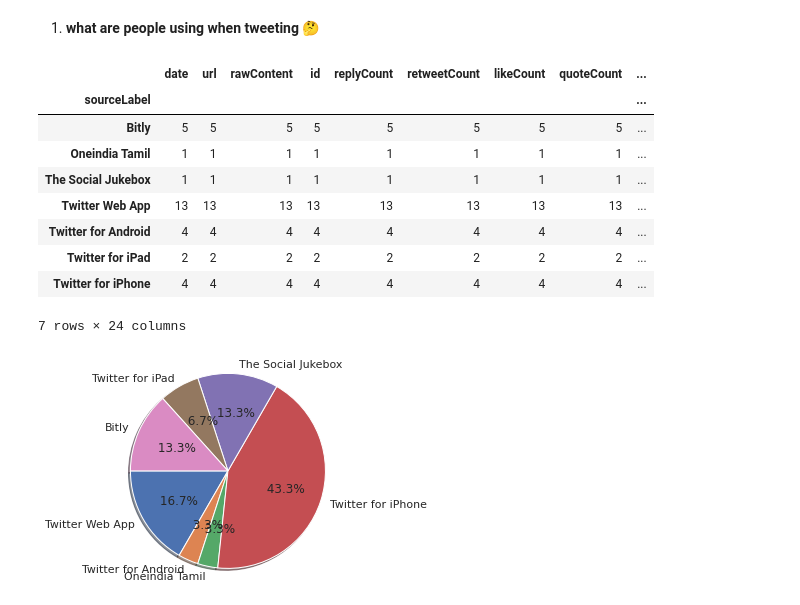
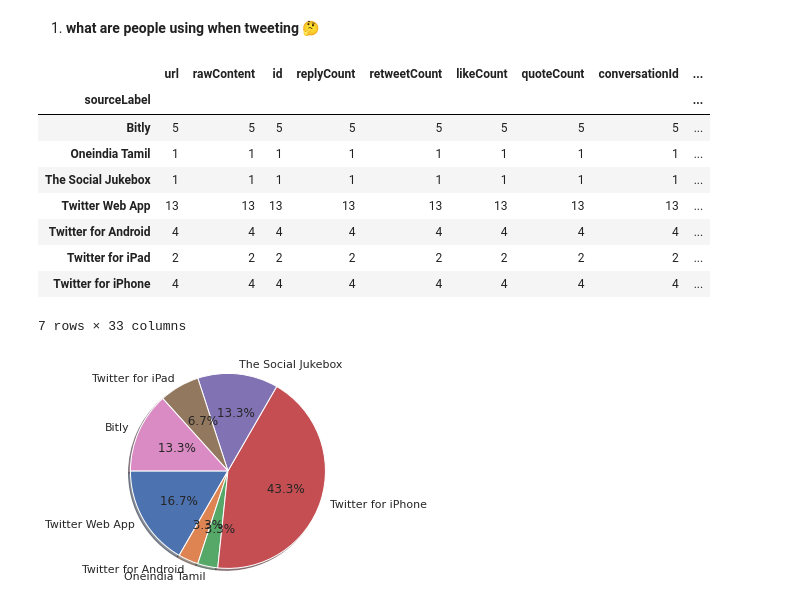
Before and after one commit to leul12/Data_Exploration, a Jupyter notebook: tweet_stalking_.ipynb, the cells around one changed output. Cells and saved outputs as stored; diff of their text form; code cells hidden in the pictures.

Commit message:
time slicing

```diff
--- a/tweet_stalking_.ipynb
+++ b/tweet_stalking_.ipynb
@@ -58,7 +58,7 @@ import snscrape.modules.twitter as sntwitter
 # okay now some magic to get the actual 🐦 using the **itertools** 😉
 # %%
 df = pd.DataFrame(itertools.islice(
-    sntwitter.TwitterSearchScraper('#vaccine').get_items(), 30))
+    sntwitter.TwitterSearchScraper('#vaccine since: 2020-02-1 untill: 2021-04-14').get_items(), 30000))
 # let's Test what kind of data we can get from it (if it works)
 df.head(2)
 # %% [output]
@@ -133,9 +133,0 @@ res.head(2)
-# %%
-res['Hour'] = res['date'].dt.hour
-res['Year'] = res['date'].dt.year
-res['Month'] = res['date'].dt.month
-res['MonthName'] = res['date'].dt.month_name()
-res['MonthDay'] = res['date'].dt.day
-res['DayName'] = res['date'].dt.day_name()
-res['Week'] = res['date'].dt.isocalendar().week
-res.columns
@@ -189,0 +134,16 @@ resf
+# %%
+res['date'] = pd.to_datetime(res['date'])
+datetime_col = ['date']
+def extract_date_info(df, col,):
+    for feat in col:
+        res[feat +'_day'] = res[feat].dt.day
+        res[feat +'_month'] = res[feat].dt.month
+        res[feat+'_WeekDay'] = res[feat].dt.weekday
+        res[feat+'_Quarter'] = res[feat].dt.quarter
+        res[feat+'_year'] = res[feat].dt.year
+        res['Tweet time'] = res[feat].dt.time
+        res['monthname'] = res[feat].dt.month_name()
+        res['dayname'] = res[feat].dt.day_name()
+    res.drop(columns=col,axis=1,inplace=True)
+
+extract_date_info(res, datetime_col)
@@ -194,10 +175,10 @@ resf
 
 1.    **what are people using when tweeting** 🤔
 # %%
-dfpie= resf.groupby('sourceLabel').count()
+dfpie= res.groupby('sourceLabel').count()
 dfpie
 # %% [output]
-|  | date | url | rawContent | id | replyCount | retweetCount | likeCount | quoteCount | ... |
+|  | url | rawContent | id | replyCount | retweetCount | likeCount | quoteCount | conversationId | ... |
 | sourceLabel |  |  |  |  |  |  |  |  | ... |
 | Bitly | 5 | 5 | 5 | 5 | 5 | 5 | 5 | 5 | ... |
 | Oneindia Tamil | 1 | 1 | 1 | 1 | 1 | 1 | 1 | 1 | ... |
@@ -206,5 +187,5 @@ dfpie
 | Twitter for Android | 4 | 4 | 4 | 4 | 4 | 4 | 4 | 4 | ... |
 | Twitter for iPad | 2 | 2 | 2 | 2 | 2 | 2 | 2 | 2 | ... |
 | Twitter for iPhone | 4 | 4 | 4 | 4 | 4 | 4 | 4 | 4 | ... |
-7 rows × 24 columns
+7 rows × 33 columns
 # %%
```
Also changed, not shown: parts of 8 cells of this notebook.
